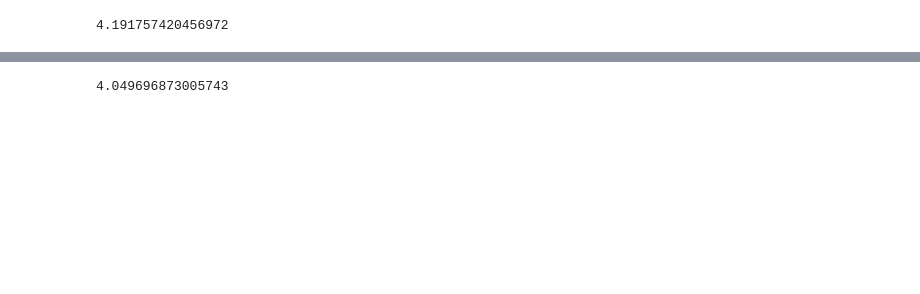
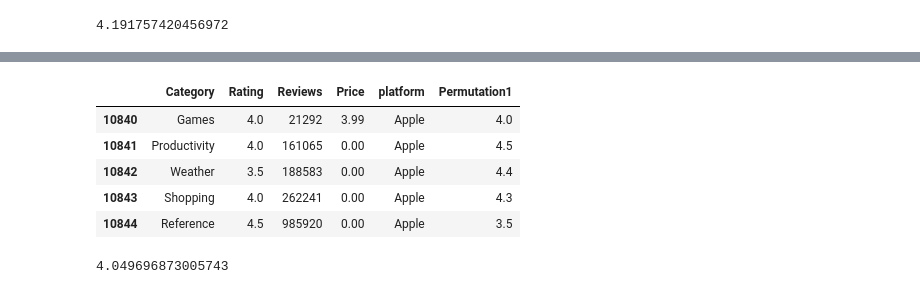
Before and after one commit to Xninety-nine/Springboard, a Jupyter notebook: Springboard Apps project - Tier 3 - Complete.ipynb, the cells around one changed output, grey strips where cells are left out. Drawn from its saved outputs; the diff is of its cells as text; code cells hidden in the pictures; blank space fills up the shorter version.

```diff
--- a/Springboard Apps project - Tier 3 - Complete.ipynb
+++ b/Springboard Apps project - Tier 3 - Complete.ipynb
@@ -695,6 +699,15 @@ google_df['Permutation1'].mean()
 #Data frame with permuations for apple
 
 apple_df = filtered_df[filtered_df['platform']== 'Apple']
+# %%
+apple_df.head()
+# %% [output]
+|  | Category | Rating | Reviews | Price | platform | Permutation1 |
+| 10840 | Games | 4.0 | 21292 | 3.99 | Apple | 4.0 |
+| 10841 | Productivity | 4.0 | 161065 | 0.00 | Apple | 4.5 |
+| 10842 | Weather | 3.5 | 188583 | 0.00 | Apple | 4.4 |
+| 10843 | Shopping | 4.0 | 262241 | 0.00 | Apple | 4.3 |
+| 10844 | Reference | 4.5 | 985920 | 0.00 | Apple | 3.5 |
 # %%
 #Apples mean
 
```
Also changed, not shown: parts of 19 cells of this notebook.
